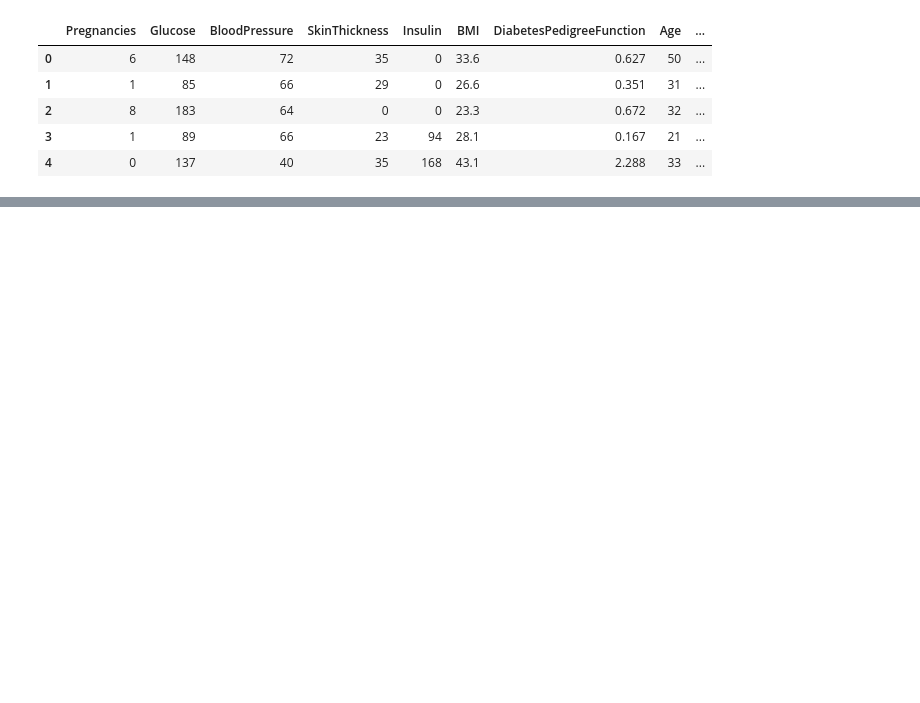
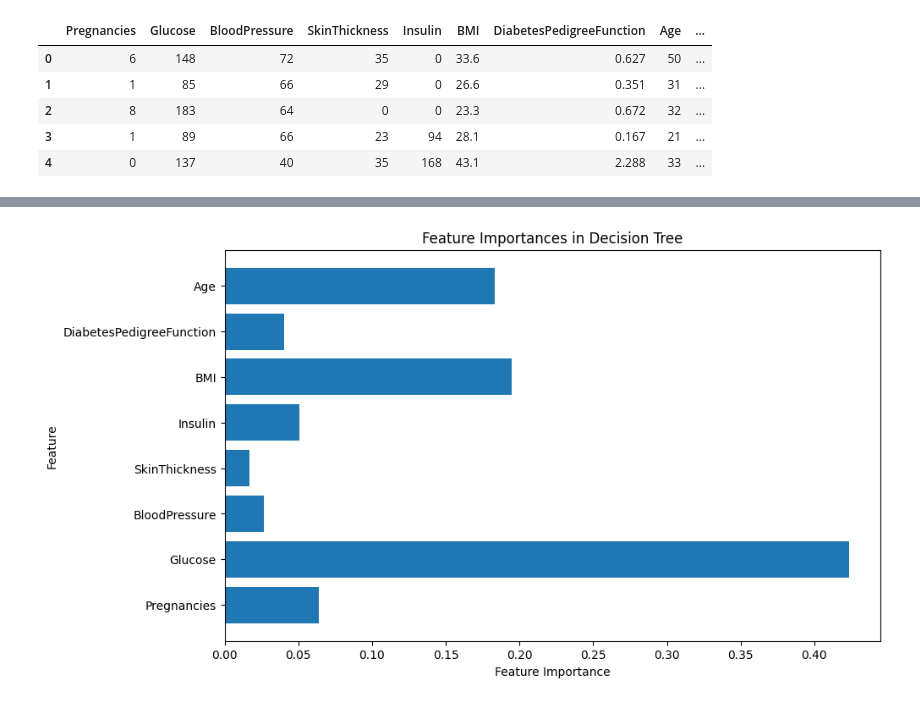
Before and after one commit to Timo4D/MachineLearning-SoSe2024, a Jupyter notebook: random_forrest.ipynb, the cells around one changed output, grey strips where cells are left out. Saved outputs shown, nothing was run; the diff lists cells and outputs as text; code cells hidden in the pictures; blank space fills up the shorter version.

```diff
--- a/random_forrest.ipynb
+++ b/random_forrest.ipynb
@@ -15,0 +40,14 @@ data.head()
+# %%
+feature_importances = forest.feature_importances_
+feature_names = X_train.columns
+
+# Create a bar plot for feature importances
+plt.figure(figsize=(10, 6))
+plt.barh(np.arange(len(feature_names)), feature_importances, align='center')
+plt.yticks(np.arange(len(feature_names)), feature_names)
+plt.xlabel('Feature Importance')
+plt.ylabel('Feature')
+plt.title('Feature Importances in Decision Tree')
+plt.show()
+# %% [output]
+[figure, added]
```
Also changed, not shown: parts of 8 cells of this notebook, 2 other files.
